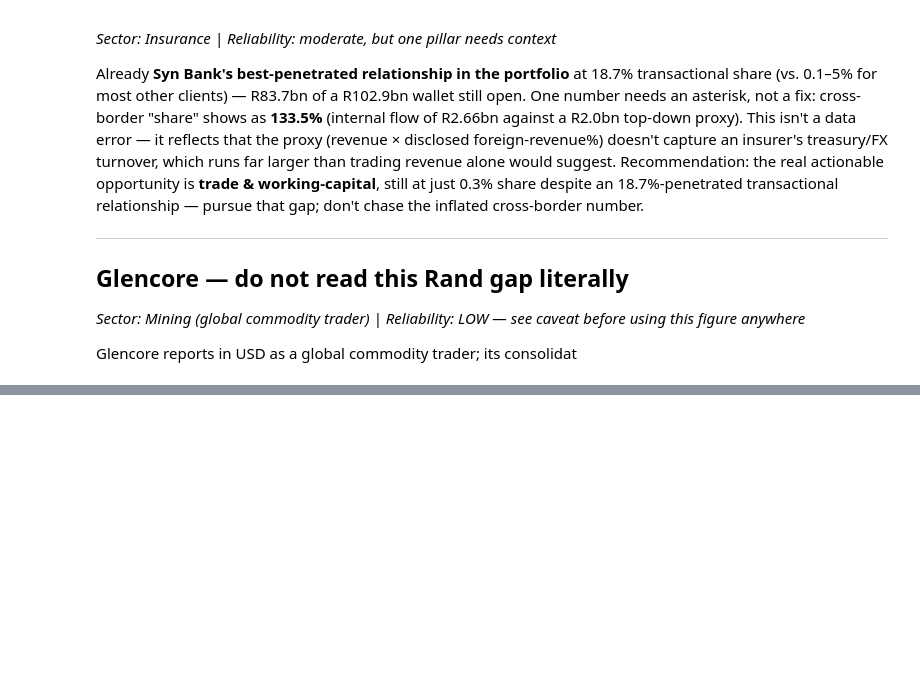
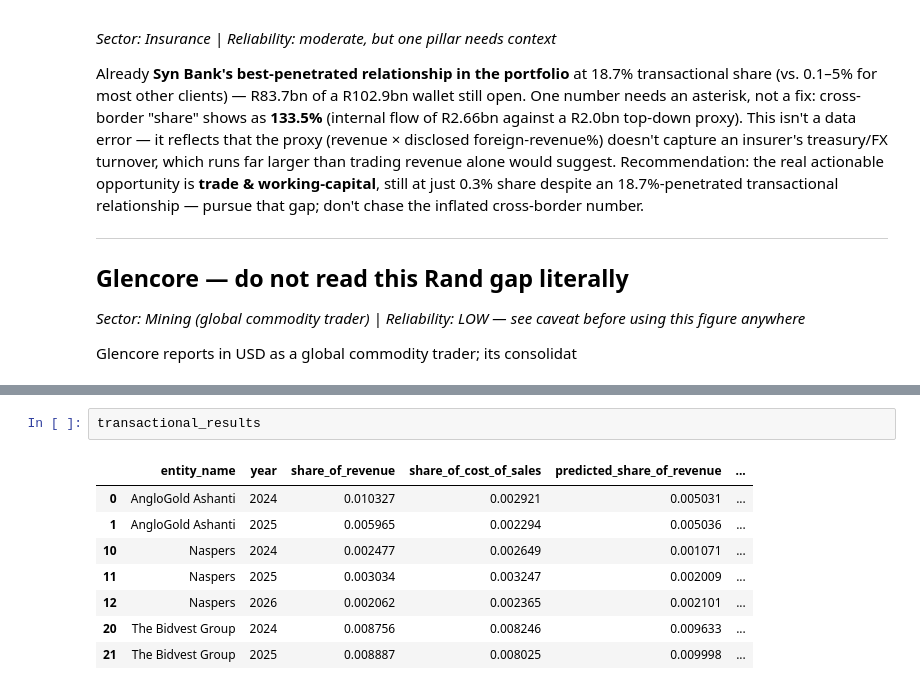
Before and after one commit to wiz-20/Root3, a Jupyter notebook: wallet_engine.ipynb, the cells around one changed output, grey strips where cells are left out. Saved outputs shown, nothing was run; the diff lists cells and outputs as text; blank space fills up the shorter version.

```diff
--- a/wallet_engine.ipynb
+++ b/wallet_engine.ipynb
@@ -311,0 +406,11 @@ Glencore reports in USD as a global commodity trader; its consolidat
+# %%
+transactional_results
+# %% [output]
+|  | entity_name | year | share_of_revenue | share_of_cost_of_sales | predicted_share_of_revenue | ... |
+| 0 | AngloGold Ashanti | 2024 | 0.010327 | 0.002921 | 0.005031 | ... |
+| 1 | AngloGold Ashanti | 2025 | 0.005965 | 0.002294 | 0.005036 | ... |
+| 10 | Naspers | 2024 | 0.002477 | 0.002649 | 0.001071 | ... |
+| 11 | Naspers | 2025 | 0.003034 | 0.003247 | 0.002009 | ... |
+| 12 | Naspers | 2026 | 0.002062 | 0.002365 | 0.002101 | ... |
+| 20 | The Bidvest Group | 2024 | 0.008756 | 0.008246 | 0.009633 | ... |
+| 21 | The Bidvest Group | 2025 | 0.008887 | 0.008025 | 0.009998 | ... |
```
Also changed, not shown: parts of 5 cells of this notebook.
